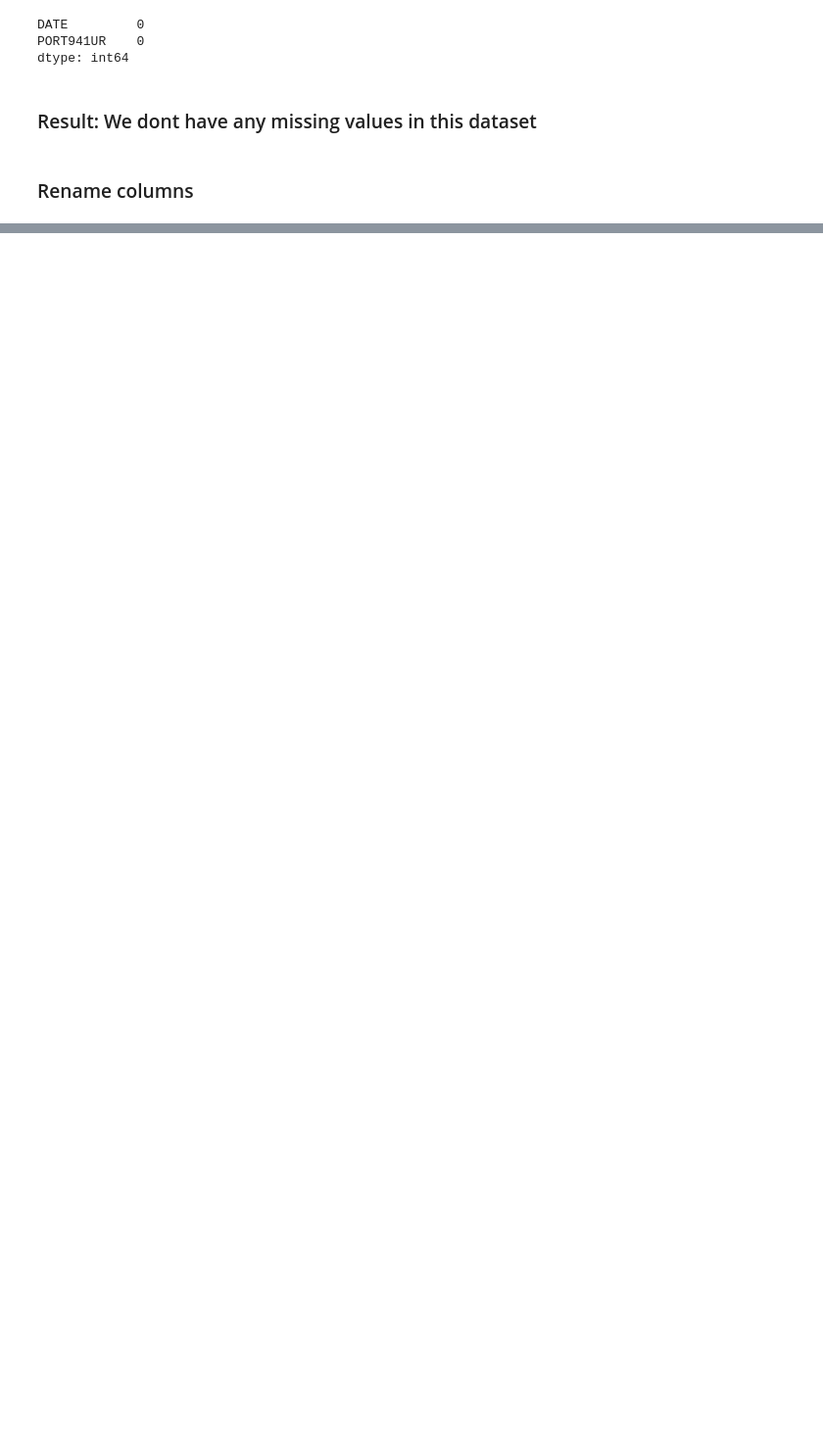
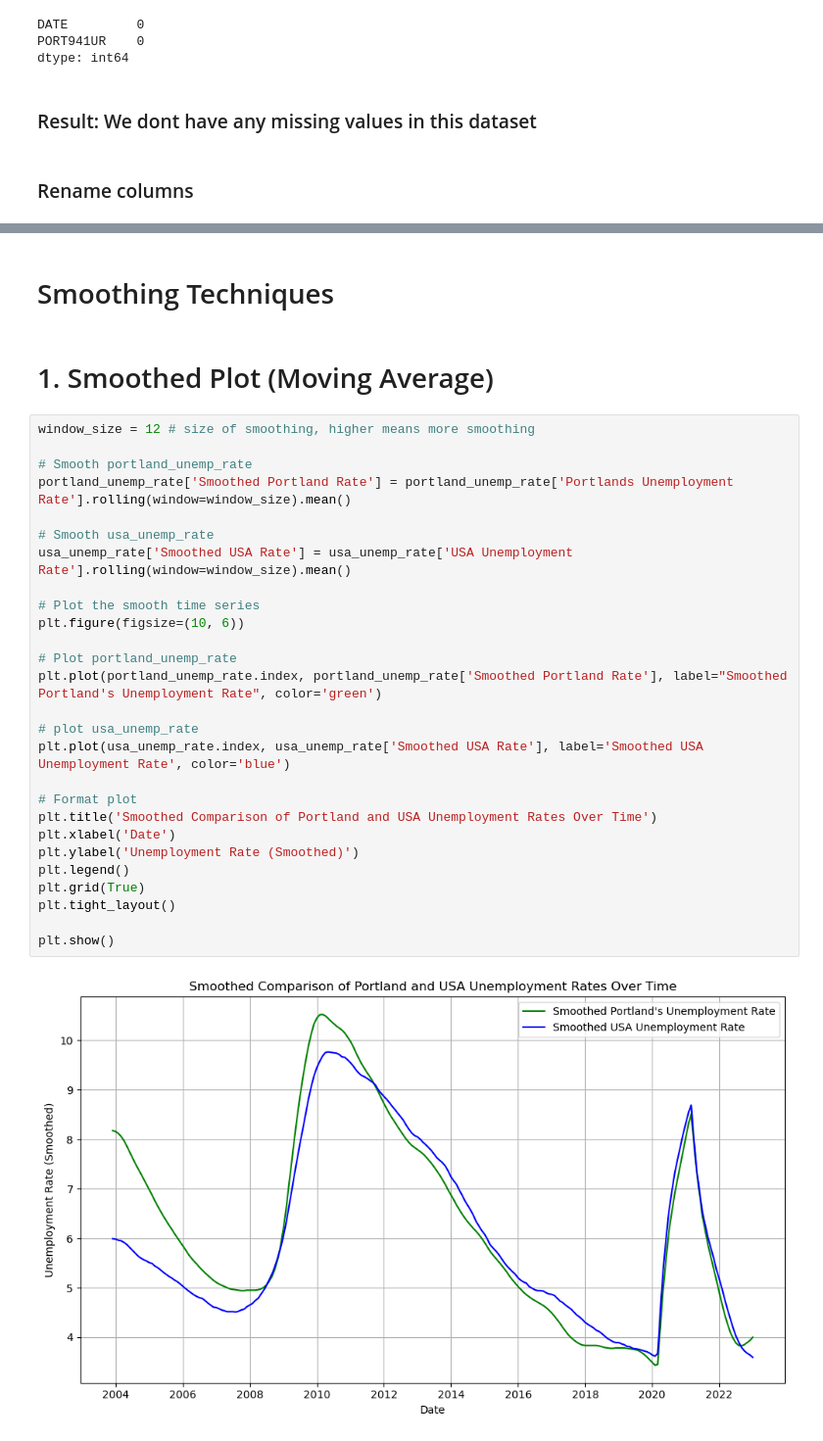
Before and after one commit to AnnaJazayeri/time-series, a Jupyter notebook: Time Series .ipynb, the cells around one changed output, grey strips where cells are left out. Shown at 98% size. Drawn from its saved outputs; the diff is of its cells as text; blank space fills up the shorter version.

```diff
--- a/Time Series .ipynb
+++ b/Time Series .ipynb
@@ -137,0 +266,33 @@ plt.tight_layout()
+# %% [markdown]
+# Smoothing Techniques
+# %% [markdown]
+# 1. Smoothed Plot (Moving Average)
+# %%
+window_size = 12 # size of smoothing, higher means more smoothing
+
+# Smooth portland_unemp_rate
+portland_unemp_rate['Smoothed Portland Rate'] = portland_unemp_rate['Portlands Unemployment Rate'].rolling(window=window_size).mean()
+
+# Smooth usa_unemp_rate
+usa_unemp_rate['Smoothed USA Rate'] = usa_unemp_rate['USA Unemployment Rate'].rolling(window=window_size).mean()
+
+# Plot the smooth time series
+plt.figure(figsize=(10, 6))
+
+# Plot portland_unemp_rate
+plt.plot(portland_unemp_rate.index, portland_unemp_rate['Smoothed Portland Rate'], label="Smoothed Portland's Unemployment Rate", color='green')
+
+# plot usa_unemp_rate
+plt.plot(usa_unemp_rate.index, usa_unemp_rate['Smoothed USA Rate'], label='Smoothed USA Unemployment Rate', color='blue')
+
+# Format plot
+plt.title('Smoothed Comparison of Portland and USA Unemployment Rates Over Time')
+plt.xlabel('Date')
+plt.ylabel('Unemployment Rate (Smoothed)')
+plt.legend()
+plt.grid(True)
+plt.tight_layout()
+
+plt.show()
+# %% [output]
+[figure, added]
```
Also changed, not shown: parts of 34 cells of this notebook, 1 other file.
